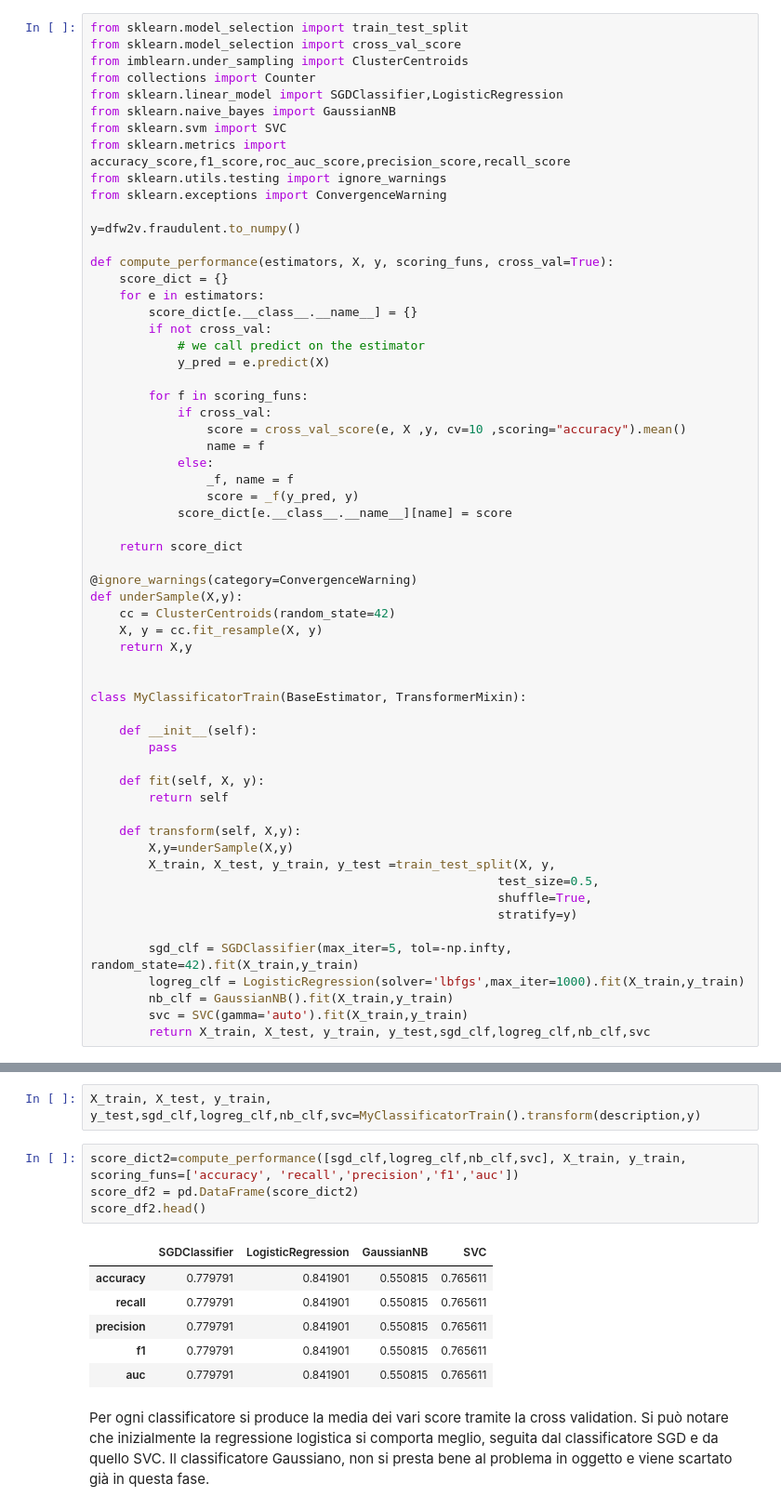
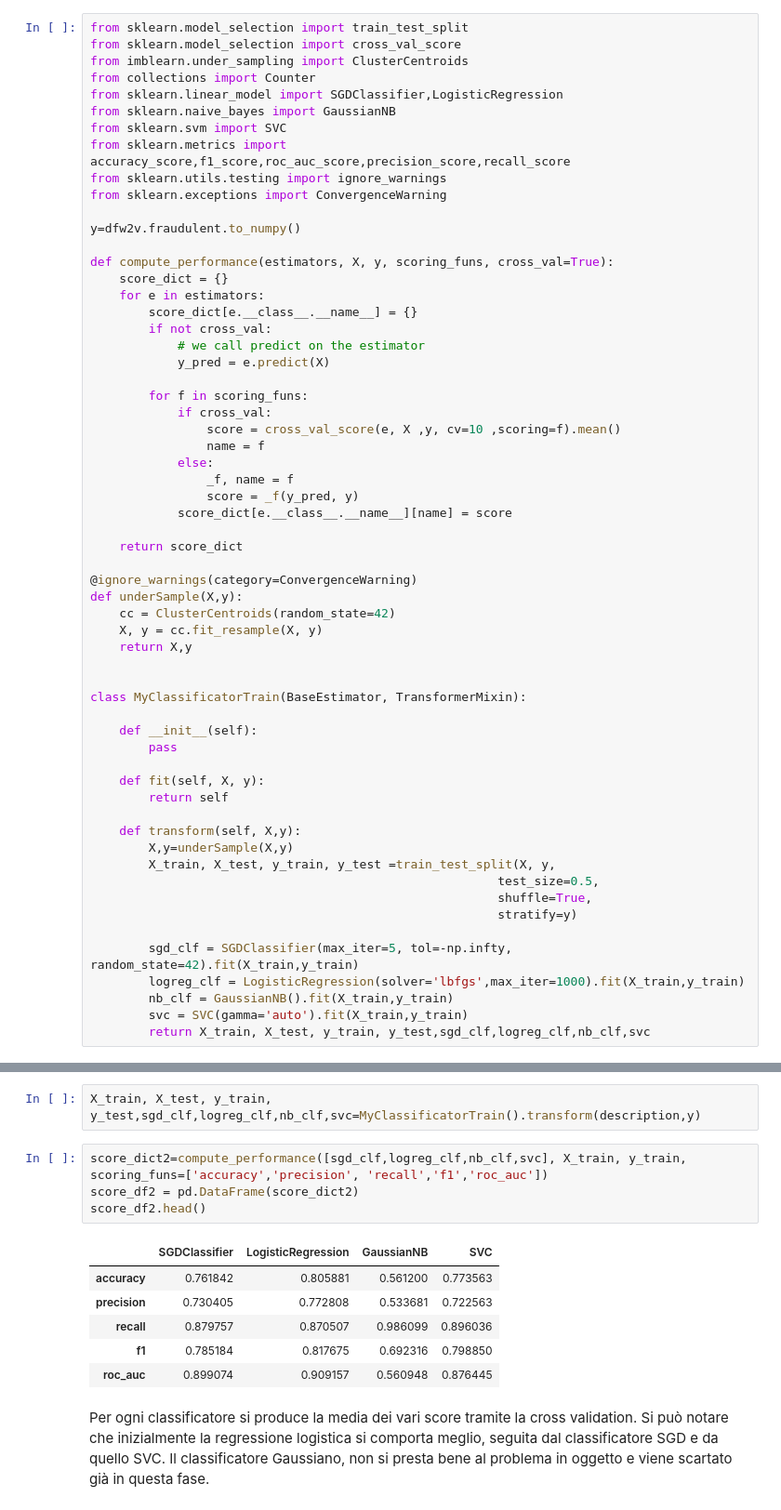
Before and after one commit to Elmaravilla7/DataMiningFJ, a Jupyter notebook: FakeJobPrediction.ipynb, the cells around one changed output, grey strips where cells are left out. Shown at 93% size. Drawn from its saved outputs; the diff is of its cells as text.

```diff
--- a/FakeJobPrediction.ipynb
+++ b/FakeJobPrediction.ipynb
@@ -526,7 +526,7 @@ def compute_performance(estimators, X, y, scoring_funs, cross_val=True):
 
         for f in scoring_funs:
             if cross_val:
-                score = cross_val_score(e, X ,y, cv=10 ,scoring="accuracy").mean()
+                score = cross_val_score(e, X ,y, cv=10 ,scoring=f).mean()
                 name = f
             else:
                 _f, name = f
@@ -567,16 +567,16 @@ Il metodo compute performance si occupa di calcolare gli score per ogni classifi
 # %%
 X_train, X_test, y_train, y_test,sgd_clf,logreg_clf,nb_clf,svc=MyClassificatorTrain().transform(description,y)
 # %%
-score_dict2=compute_performance([sgd_clf,logreg_clf,nb_clf,svc], X_train, y_train, scoring_funs=['accuracy', 'recall','precision','f1','auc'])
+score_dict2=compute_performance([sgd_clf,logreg_clf,nb_clf,svc], X_train, y_train, scoring_funs=['accuracy','precision', 'recall','f1','roc_auc'])
 score_df2 = pd.DataFrame(score_dict2)
 score_df2.head()
 # %% [output]
 |  | SGDClassifier | LogisticRegression | GaussianNB | SVC |
-| accuracy | 0.779791 | 0.841901 | 0.550815 | 0.765611 |
-| recall | 0.779791 | 0.841901 | 0.550815 | 0.765611 |
-| precision | 0.779791 | 0.841901 | 0.550815 | 0.765611 |
-| f1 | 0.779791 | 0.841901 | 0.550815 | 0.765611 |
-| auc | 0.779791 | 0.841901 | 0.550815 | 0.765611 |
+| accuracy | 0.761842 | 0.805881 | 0.561200 | 0.773563 |
+| precision | 0.730405 | 0.772808 | 0.533681 | 0.722563 |
+| recall | 0.879757 | 0.870507 | 0.986099 | 0.896036 |
+| f1 | 0.785184 | 0.817675 | 0.692316 | 0.798850 |
+| roc_auc | 0.899074 | 0.909157 | 0.560948 | 0.876445 |
 # %% [markdown]
 Per ogni classificatore si produce la media dei vari score tramite la cross validation.
 Si può notare che inizialmente la regressione logistica si comporta meglio, seguita dal classificatore SGD e da quello SVC.
```
Also changed, not shown: parts of 27 cells of this notebook.
